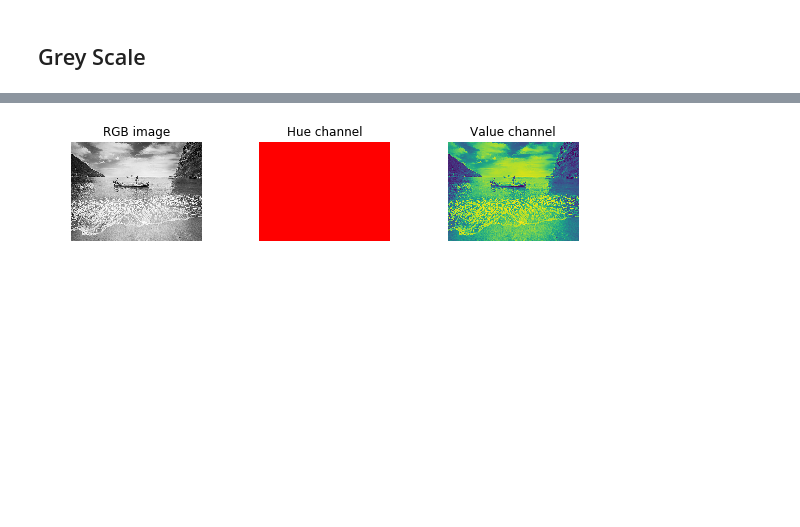
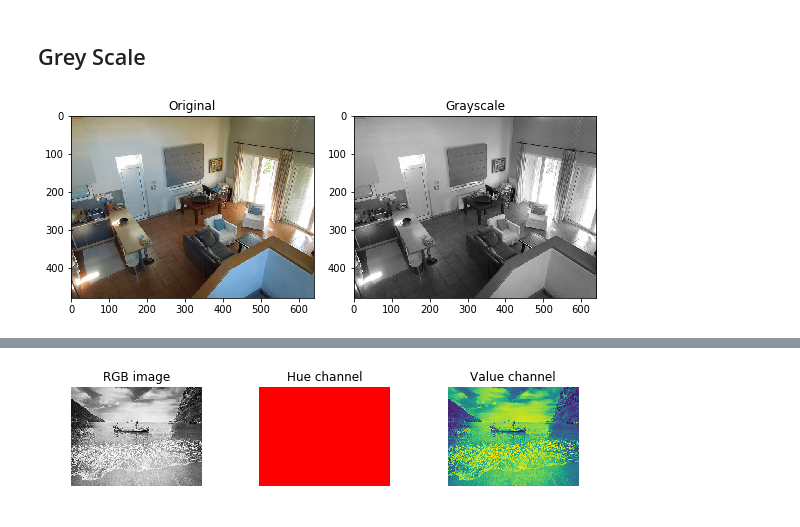
Before and after one commit to konradszwed/projekt_analiza_obrazu, a Jupyter notebook: main.ipynb, the cells around one changed output, grey strips where cells are left out. Saved outputs shown, nothing was run; the diff lists cells and outputs as text; code cells hidden in the pictures; blank space fills up the shorter version.

```diff
--- a/main.ipynb
+++ b/main.ipynb
@@ -543,8 +576,10 @@ Najmniej podobne grafiki
 <h2>Grey Scale</h2>
 # %%
 from skimage.color import rgb2gray
-test=user_path+'\{}'.format(files[0])
+test=user_path+'\{}'.format(files[1])
 
-greyscale(test)
+grey=greyscale(test)
+# %% [output]
+[figure, added]
 # %%
 #teścik obrazka
```
Also changed, not shown: parts of 3 cells of this notebook, 1 other file.
